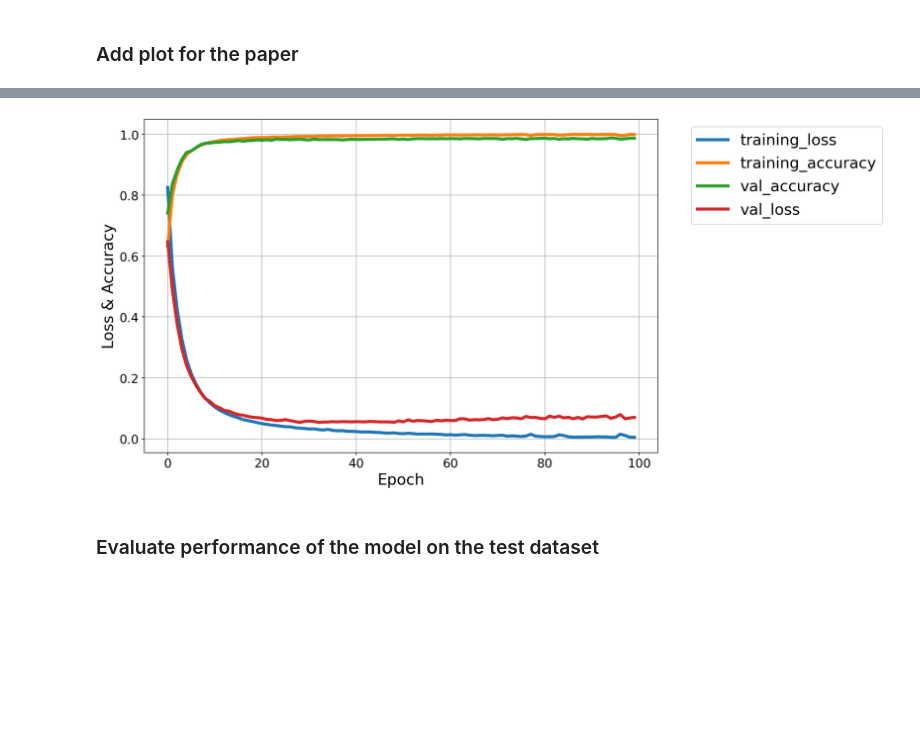
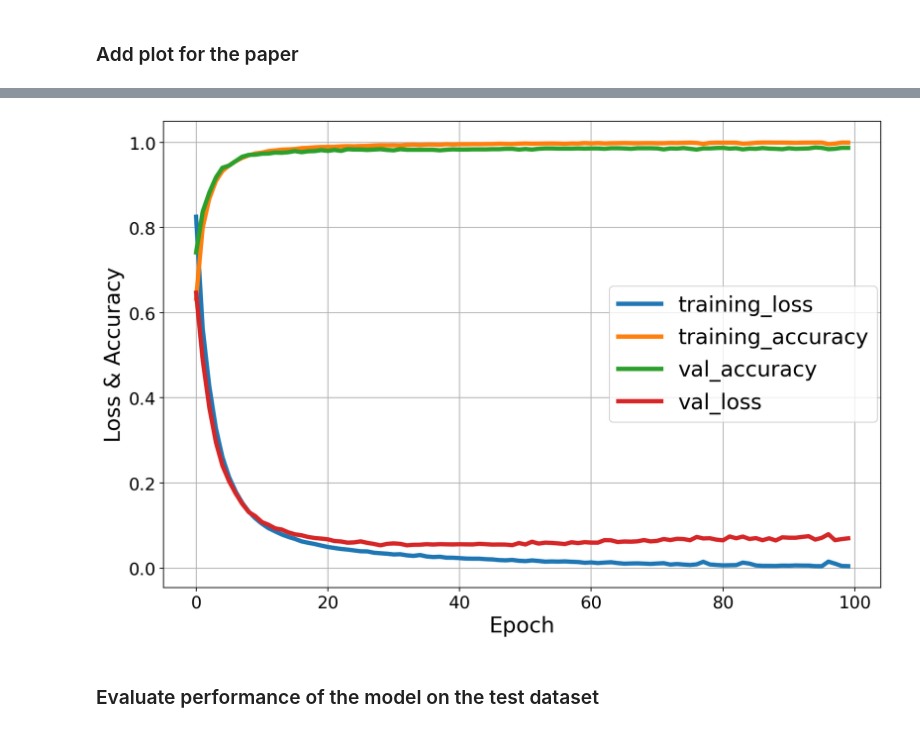
Before and after one commit to veysiadn/acustic-emission-models, a Jupyter notebook: convert_deploy.ipynb, the cells around one changed output, grey strips where cells are left out. Cells and saved outputs as stored; diff of their text form; code cells hidden in the pictures; blank space fills up the shorter version.

Commit message:
change plot

```diff
--- a/convert_deploy.ipynb
+++ b/convert_deploy.ipynb
@@ -608,7 +608,7 @@ ax.plot(history.history['val_loss'],linewidth=4)
 ax.grid(True)
 ax.set_ylabel('Loss & Accuracy', fontsize=20)
 ax.set_xlabel('Epoch',fontsize=20)
-ax.legend(['training_loss', 'training_accuracy', 'val_accuracy', 'val_loss'], bbox_to_anchor=(1.05, 1), loc='upper left', fontsize=20)
+ax.legend(['training_loss', 'training_accuracy', 'val_accuracy', 'val_loss'], bbox_to_anchor=(1.01, 0.5), loc='center right', fontsize=20)
 plt.xticks(fontsize=16)
 plt.yticks(fontsize=16)
 # accuracy!
@@ -632,4 +632,4 @@ Validation Loss: 0.07028096914291382
-[figure, old version]
+[figure, new version]
 # %% [markdown]
 ### Evaluate performance of the model on the test dataset
 # %%
```
Also changed, not shown: parts of 3 cells of this notebook.
